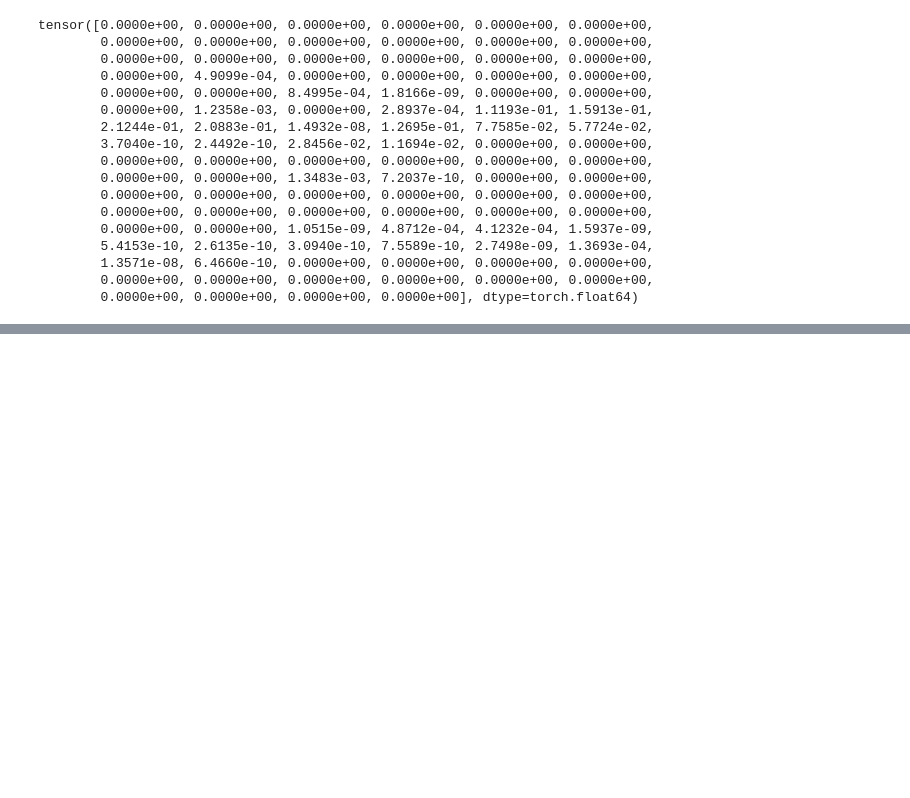
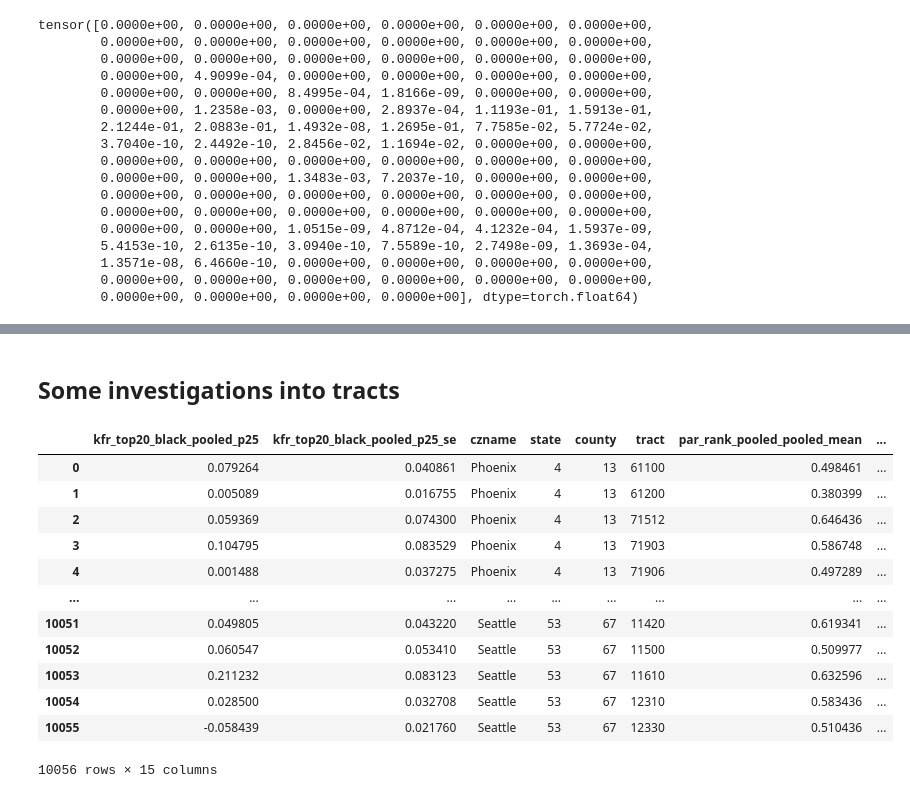
Before and after one commit to sulagna-ghosh/score-matching-empirical-bayes, a Jupyter notebook: atlas_prior_and_shrinkage.ipynb, the cells around one changed output, grey strips where cells are left out. Drawn from its saved outputs; the diff is of its cells as text; code cells hidden in the pictures; blank space fills up the shorter version.

```diff
--- a/atlas_prior_and_shrinkage.ipynb
+++ b/atlas_prior_and_shrinkage.ipynb
@@ -302,0 +1291,18 @@ tensor([0.0000e+00, 0.0000e+00, 0.0000e+00, 0.0000e+00, 0.0000e+00, 0.0000e+00,
+# %% [markdown]
+## Some investigations into tracts
+# %%
+df
+# %% [output]
+|  | kfr_top20_black_pooled_p25 | kfr_top20_black_pooled_p25_se | czname | state | county | tract | par_rank_pooled_pooled_mean | ... |
+| 0 | 0.079264 | 0.040861 | Phoenix | 4 | 13 | 61100 | 0.498461 | ... |
+| 1 | 0.005089 | 0.016755 | Phoenix | 4 | 13 | 61200 | 0.380399 | ... |
+| 2 | 0.059369 | 0.074300 | Phoenix | 4 | 13 | 71512 | 0.646436 | ... |
+| 3 | 0.104795 | 0.083529 | Phoenix | 4 | 13 | 71903 | 0.586748 | ... |
+| 4 | 0.001488 | 0.037275 | Phoenix | 4 | 13 | 71906 | 0.497289 | ... |
+| ... | ... | ... | ... | ... | ... | ... | ... | ... |
+| 10051 | 0.049805 | 0.043220 | Seattle | 53 | 67 | 11420 | 0.619341 | ... |
+| 10052 | 0.060547 | 0.053410 | Seattle | 53 | 67 | 11500 | 0.509977 | ... |
+| 10053 | 0.211232 | 0.083123 | Seattle | 53 | 67 | 11610 | 0.632596 | ... |
+| 10054 | 0.028500 | 0.032708 | Seattle | 53 | 67 | 12310 | 0.583436 | ... |
+| 10055 | -0.058439 | 0.021760 | Seattle | 53 | 67 | 12330 | 0.510436 | ... |
+10056 rows × 15 columns
```
Also changed, not shown: parts of 31 cells of this notebook, 5 other files.
